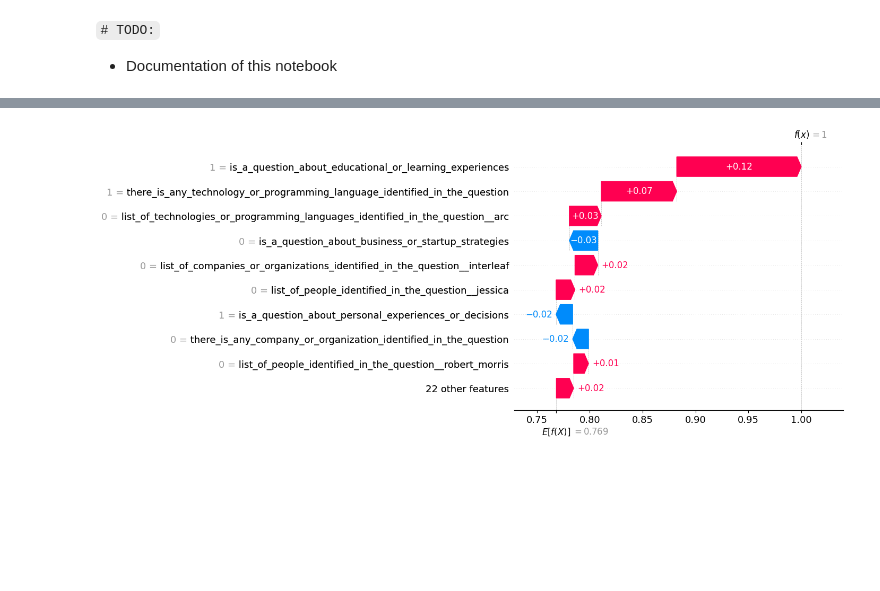
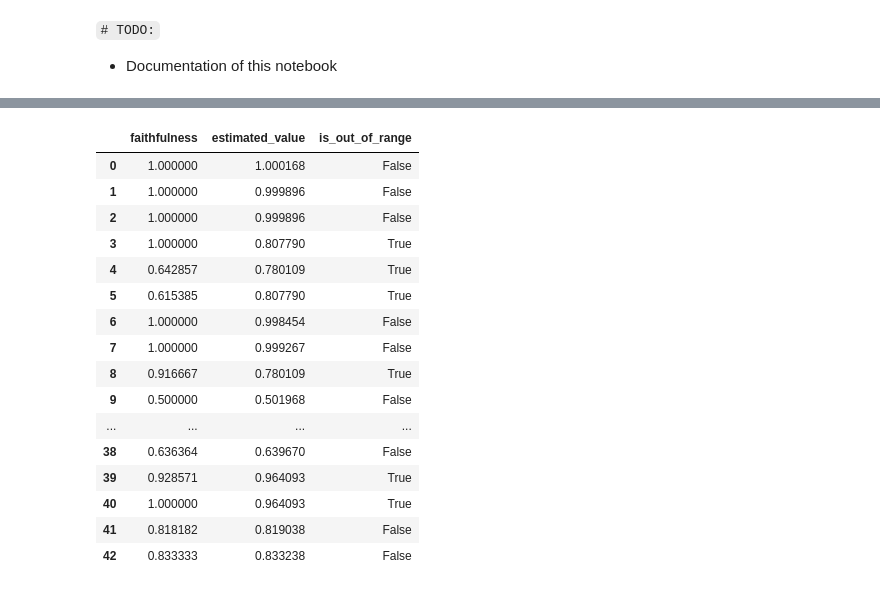
Before and after one commit to microsoft/dstoolkit-genai-shap, a Jupyter notebook: docs/examples/03-gaishap-blackbox-model.ipynb, the cells around one changed output, grey strips where cells are left out. Saved outputs shown, nothing was run; the diff lists cells and outputs as text; code cells hidden in the pictures; blank space fills up the shorter version.

```diff
--- a/docs/examples/03-gaishap-blackbox-model.ipynb
+++ b/docs/examples/03-gaishap-blackbox-model.ipynb
@@ -159,7 +79,23 @@ shap.summary_plot(shap_values, X, plot_size=(20,10))
-# %%
-
-plt.figure(figsize=(30,10))
-
-shap.waterfall_plot(shap_values[0])
-# %% [output]
-[figure, removed]
+# %%
+df_metric = pd.DataFrame(gai_explainer.metrics)[[metric]]
+df_metric['estimated_value'] = gai_explainer.estimators_[metric].predict(X)
+df_metric['is_out_of_range'] = gai_explainer.is_out_of_range_[metric]
+df_metric
+# %% [output]
+|  | faithfulness | estimated_value | is_out_of_range |
+| 0 | 1.000000 | 1.000168 | False |
+| 1 | 1.000000 | 0.999896 | False |
+| 2 | 1.000000 | 0.999896 | False |
+| 3 | 1.000000 | 0.807790 | True |
+| 4 | 0.642857 | 0.780109 | True |
+| 5 | 0.615385 | 0.807790 | True |
+| 6 | 1.000000 | 0.998454 | False |
+| 7 | 1.000000 | 0.999267 | False |
+| 8 | 0.916667 | 0.780109 | True |
+| 9 | 0.500000 | 0.501968 | False |
+| ... | ... | ... | ... |
+| 38 | 0.636364 | 0.639670 | False |
+| 39 | 0.928571 | 0.964093 | True |
+| 40 | 1.000000 | 0.964093 | True |
+| 41 | 0.818182 | 0.819038 | False |
+| 42 | 0.833333 | 0.833238 | False |
```
Also changed, not shown: parts of 14 cells of this notebook, 7 other files.
